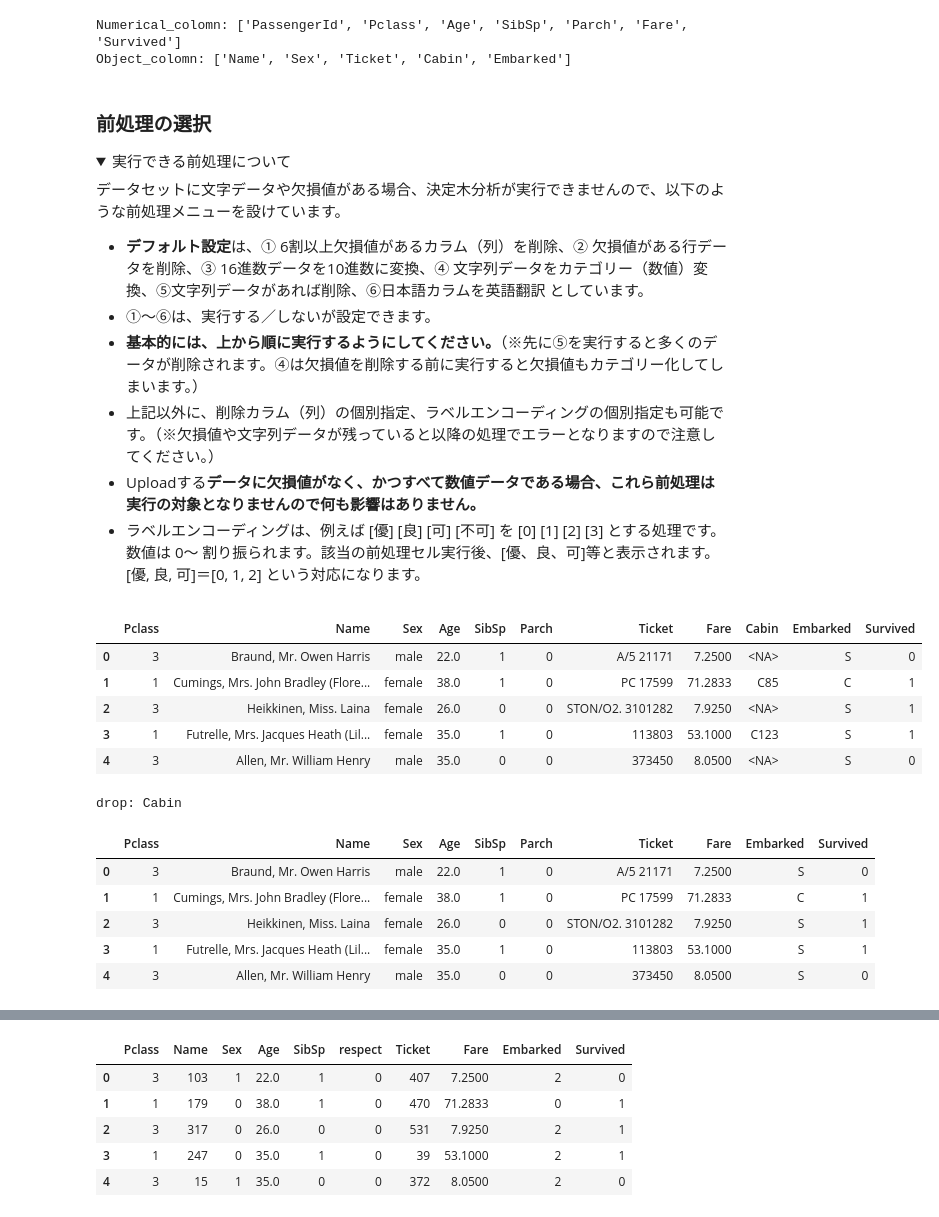
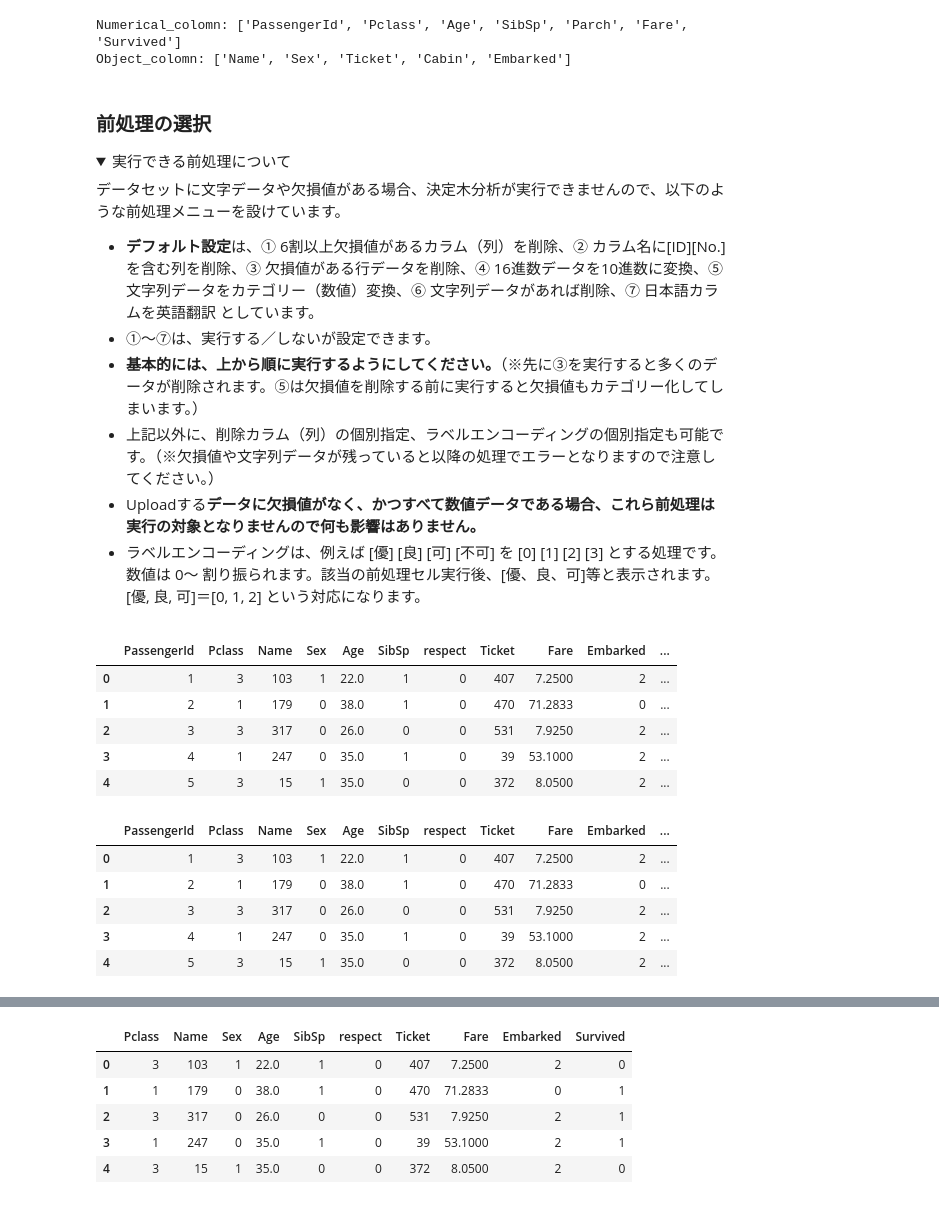
Before and after one commit to hima2b4/EDA_tools, a Jupyter notebook: EDA⇒特徴量選択⇒決定木.ipynb, the cells around one changed output, grey strips where cells are left out. Saved outputs shown, nothing was run; the diff lists cells and outputs as text; code cells hidden in the pictures; folded sections open.

```diff
--- a/EDA⇒特徴量選択⇒決定木.ipynb
+++ b/EDA⇒特徴量選択⇒決定木.ipynb
@@ -225,27 +225,27 @@ Object_colomn: ['Name', 'Sex', 'Ticket', 'Cabin', 'Embarked']
 <details><summary>実行できる前処理について</summary><div>
 
 データセットに文字データや欠損値がある場合、決定木分析が実行できませんので、以下のような前処理メニューを設けています。
-- **デフォルト設定**は、① 6割以上欠損値があるカラム（列）を削除、② 欠損値がある行データを削除、③ 16進数データを10進数に変換、④ 文字列データをカテゴリー（数値）変換、⑤文字列データがあれば削除、⑥日本語カラムを英語翻訳 としています。
-- ①～⑥は、実行する／しないが設定できます。
-- **基本的には、上から順に実行するようにしてください。**（※先に⑤を実行すると多くのデータが削除されます。④は欠損値を削除する前に実行すると欠損値もカテゴリー化してしまいます。）
+- **デフォルト設定**は、① 6割以上欠損値があるカラム（列）を削除、② カラム名に[ID][No.]を含む列を削除、③ 欠損値がある行データを削除、④ 16進数データを10進数に変換、⑤ 文字列データをカテゴリー（数値）変換、⑥ 文字列データがあれば削除、⑦ 日本語カラムを英語翻訳 としています。
+- ①～⑦は、実行する／しないが設定できます。
+- **基本的には、上から順に実行するようにしてください。**（※先に③を実行すると多くのデータが削除されます。⑤は欠損値を削除する前に実行すると欠損値もカテゴリー化してしまいます。）
 - 上記以外に、削除カラム（列）の個別指定、ラベルエンコーディングの個別指定も可能です。（※欠損値や文字列データが残っていると以降の処理でエラーとなりますので注意してください。）
 - Uploadする**データに欠損値がなく、かつすべて数値データである場合、これら前処理は実行の対象となりませんので何も影響はありません。**
 - ラベルエンコーディングは、例えば [優] [良] [可] [不可] を [0] [1] [2] [3] とする処理です。数値は 0～ 割り振られます。該当の前処理セル実行後、[優、良、可]等と表示されます。[優, 良, 可]＝[0, 1, 2] という対応になります。
 # %%
 #@title **削除する列（ID等）を指定**
 #@markdown  **<font color= "Crimson">注意</font>：指定は <u> ' ID ' , ' Age ' , </u> など、<font color= "Crimson">カラムを [ ' ' ] で囲み、最後に [ , ] を付けてください**</font>
-Drop_label_is = 'PassengerId', #@param {type:"raw"}
+Drop_label_is = '' #@param {type:"raw"}
 
 if Drop_label_is is not "":
   df.drop(columns=list(Drop_label_is),axis=1,inplace=True)
 df.head()
 # %% [output]
-|  | Pclass | Name | Sex | Age | SibSp | Parch | Ticket | Fare | Cabin | Embarked | Survived |
-| 0 | 3 | Braund, Mr. Owen Harris | male | 22.0 | 1 | 0 | A/5 21171 | 7.2500 | <NA> | S | 0 |
-| 1 | 1 | Cumings, Mrs. John Bradley (Flore... | female | 38.0 | 1 | 0 | PC 17599 | 71.2833 | C85 | C | 1 |
-| 2 | 3 | Heikkinen, Miss. Laina | female | 26.0 | 0 | 0 | STON/O2. 3101282 | 7.9250 | <NA> | S | 1 |
-| 3 | 1 | Futrelle, Mrs. Jacques Heath (Lil... | female | 35.0 | 1 | 0 | 113803 | 53.1000 | C123 | S | 1 |
-| 4 | 3 | Allen, Mr. William Henry | male | 35.0 | 0 | 0 | 373450 | 8.0500 | <NA> | S | 0 |
+|  | PassengerId | Pclass | Name | Sex | Age | SibSp | respect | Ticket | Fare | Embarked | ... |
+| 0 | 1 | 3 | 103 | 1 | 22.0 | 1 | 0 | 407 | 7.2500 | 2 | ... |
+| 1 | 2 | 1 | 179 | 0 | 38.0 | 1 | 0 | 470 | 71.2833 | 0 | ... |
+| 2 | 3 | 3 | 317 | 0 | 26.0 | 0 | 0 | 531 | 7.9250 | 2 | ... |
+| 3 | 4 | 1 | 247 | 0 | 35.0 | 1 | 0 | 39 | 53.1000 | 2 | ... |
+| 4 | 5 | 3 | 15 | 1 | 35.0 | 0 | 0 | 372 | 8.0500 | 2 | ... |
 # %%
 #@title **6割欠損値がある列を削除（☑ ＝実行）**
 Over_60percent_missing_value_is_drop = True #@param {type:"boolean"}
@@ -262,10 +262,9 @@ if Over_60percent_missing_value_is_drop == True:
         df.drop(col, axis=1, inplace=True)
 df.head()
 # %% [output]
-drop: Cabin
-|  | Pclass | Name | Sex | Age | SibSp | Parch | Ticket | Fare | Embarked | Survived |
-| 0 | 3 | Braund, Mr. Owen Harris | male | 22.0 | 1 | 0 | A/5 21171 | 7.2500 | S | 0 |
-| 1 | 1 | Cumings, Mrs. John Bradley (Flore... | female | 38.0 | 1 | 0 | PC 17599 | 71.2833 | C | 1 |
-| 2 | 3 | Heikkinen, Miss. Laina | female | 26.0 | 0 | 0 | STON/O2. 3101282 | 7.9250 | S | 1 |
-| 3 | 1 | Futrelle, Mrs. Jacques Heath (Lil... | female | 35.0 | 1 | 0 | 113803 | 53.1000 | S | 1 |
-| 4 | 3 | Allen, Mr. William Henry | male | 35.0 | 0 | 0 | 373450 | 8.0500 | S | 0 |
+|  | PassengerId | Pclass | Name | Sex | Age | SibSp | respect | Ticket | Fare | Embarked | ... |
+| 0 | 1 | 3 | 103 | 1 | 22.0 | 1 | 0 | 407 | 7.2500 | 2 | ... |
+| 1 | 2 | 1 | 179 | 0 | 38.0 | 1 | 0 | 470 | 71.2833 | 0 | ... |
+| 2 | 3 | 3 | 317 | 0 | 26.0 | 0 | 0 | 531 | 7.9250 | 2 | ... |
+| 3 | 4 | 1 | 247 | 0 | 35.0 | 1 | 0 | 39 | 53.1000 | 2 | ... |
+| 4 | 5 | 3 | 15 | 1 | 35.0 | 0 | 0 | 372 | 8.0500 | 2 | ... |
```
Also changed, not shown: parts of 10 cells of this notebook.
